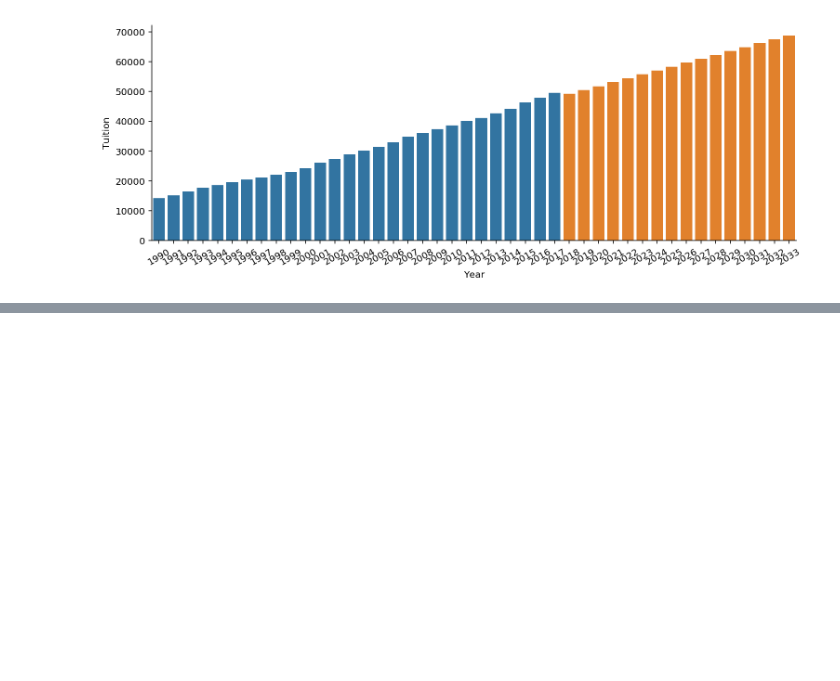
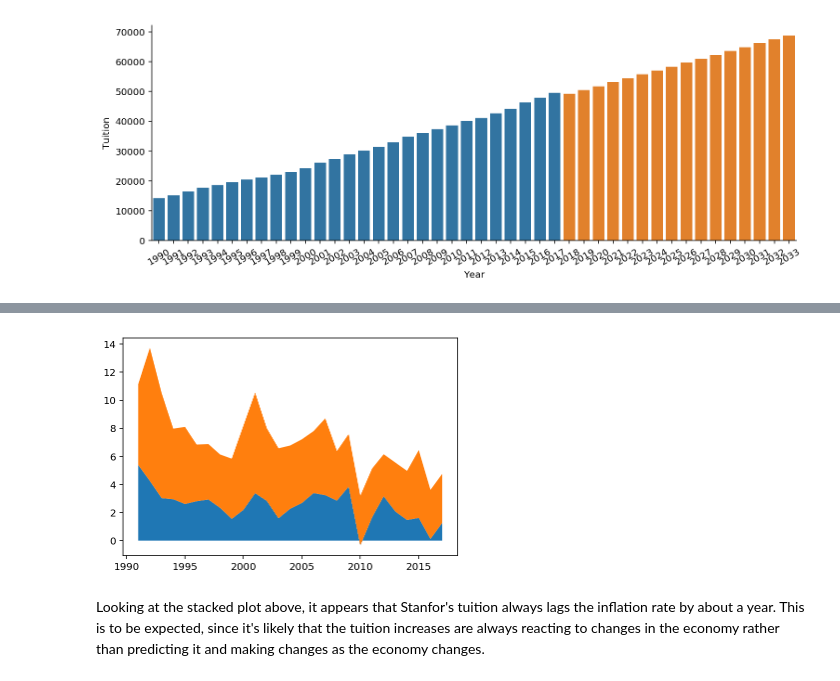
Before and after one commit to croach/blog, a Jupyter notebook: content/data_science_for_dads/Data Science for Dads (and Moms).ipynb, the cells around one changed output, grey strips where cells are left out. Cells and saved outputs as stored; diff of their text form; code cells hidden in the pictures; blank space fills up the shorter version.

```diff
--- a/content/data_science_for_dads/Data Science for Dads (and Moms).ipynb
+++ b/content/data_science_for_dads/Data Science for Dads (and Moms).ipynb
@@ -586,0 +667,8 @@ Type:      function
+# %%
+y1 = inflation['inflation']
+y2 = tuition['tuition']
+plt.stackplot(X, y1.shift(), y2);
+# %% [output]
+[figure, added]
+# %% [markdown]
+Looking at the stacked plot above, it appears that Stanfor's tuition always lags the inflation rate by about a year. This is to be expected, since it's likely that the tuition increases are always reacting to changes in the economy rather than predicting it and making changes as the economy changes.
```
Also changed, not shown: parts of 29 cells of this notebook, 1 other file.
